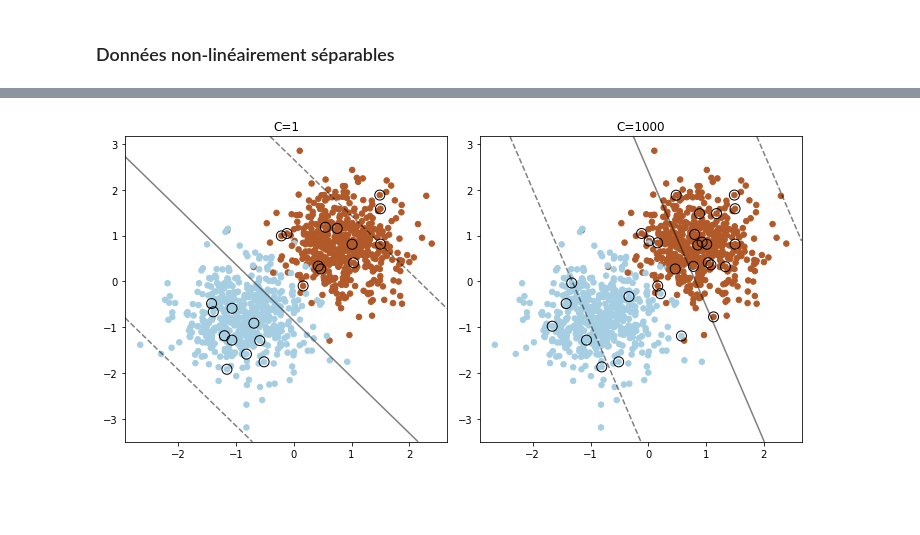
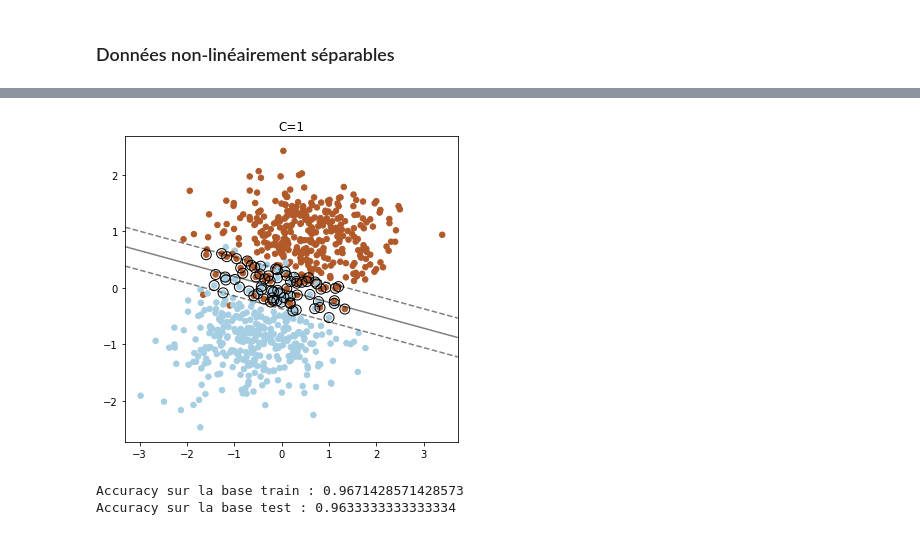
Before and after one commit to RudyLo/Projet_ML, a Jupyter notebook: Projet_ML.ipynb, the cells around one changed output, grey strips where cells are left out. Saved outputs shown, nothing was run; the diff lists cells and outputs as text; code cells hidden in the pictures; blank space fills up the shorter version.

Commit message:
Séparation des données, application de cross-validation, affichage des scores en train et en test, stockage des résultats en dataframe

```diff
--- a/Projet_ML.ipynb
+++ b/Projet_ML.ipynb
@@ -153,8 +153,12 @@ plt.scatter(X_norm[:,0], X_norm[:,1] , c=y, s=30, cmap=plt.cm.Paired)
 from sklearn.model_selection import train_test_split
 from sklearn import model_selection
 from sklearn.model_selection import StratifiedShuffleSplit
+from sklearn.model_selection import cross_val_score
 
 #Création des groupes de validation
-sss = StratifiedShuffleSplit(n_splits=5, test_size=0.3, random_state=0)
-sss.get_n_splits(X_norm, y)
-print(sss)
+#sss = StratifiedShuffleSplit(n_splits=5, test_size=0.3, random_state=0)
+#sss.get_n_splits(X_norm, y)
+#print(sss)
+#Le classifier sss permet de séparer la bases de données en apprentissage et en test
+
+X_train, X_test, y_train, y_test = train_test_split(X_norm, y, test_size=0.3, random_state=0)
@@ -164,6 +165,6 @@ StratifiedShuffleSplit(n_splits=5, random_state=0, test_size=0.3,
 # %%
 #Séparation des données en train et en test
-for train_index, test_index in sss.split(X_norm, y):
-    print("TRAIN:", train_index, "TEST:", test_index)
-    X_train, X_test = X[train_index], X[test_index]
-    y_train, y_test = y[train_index], y[test_index]
+#for train_index, test_index in sss.split(X_norm, y):
+#    print("TRAIN:", train_index, "TEST:", test_index)
+#    X_train, X_test = X[train_index], X[test_index]
+#    y_train, y_test = y[train_index], y[test_index]
@@ -188,37 +180,34 @@ TRAIN: [584 376 814 199 464 636 669 986 843 420 194 127 936 477 324 522 439 292
 # %%
-from sklearn.svm import LinearSVC
+for i, C in enumerate([1]):
+    clf = svm.LinearSVC(C=C, loss="hinge", random_state=42).fit(X_train, y_train)
+    decision_function = clf.decision_function(X_train)
 
-# Représentation des Supports vectors
-plt.figure(figsize=(10, 5))
+    plt.figure(figsize=(10, 5))
 
-for i, C in enumerate([1, 1000]):
-    # "hinge" is the standard SVM loss
-    clf = LinearSVC(C=C, loss="hinge", random_state=42).fit(X_train, y_train)
-    # obtain the support vectors through the decision function
-    decision_function = clf.decision_function(X_train)
-    # we can also calculate the decision function manually
-    # decision_function = np.dot(X, clf.coef_[0]) + clf.intercept_[0]
-    # The support vectors are the samples that lie within the margin
-    # boundaries, whose size is conventionally constrained to 1
-    support_vector_indices = np.where(
-        np.abs(decision_function) <= 1 + 1e-15)[0]
-    support_vectors = X_norm[support_vector_indices]
+    support_vector_indices = np.where(np.abs(decision_function) <= 1 + 1e-15)[0]
+    support_vectors = X_train[support_vector_indices]
 
     plt.subplot(1, 2, i + 1)
-    plt.scatter(X_norm[:, 0], X_norm[:, 1], c=y, s=30, cmap=plt.cm.Paired)
+    plt.scatter(X_train[:, 0], X_train[:, 1], c=y_train, s=30, cmap=plt.cm.Paired)
+
     ax = plt.gca()
     xlim = ax.get_xlim()
     ylim = ax.get_ylim()
-    xx, yy = np.meshgrid(np.linspace(xlim[0], xlim[1], 50),
-                         np.linspace(ylim[0], ylim[1], 50))
+    xx, yy = np.meshgrid(np.linspace(xlim[0], xlim[1], 50),np.linspace(ylim[0], ylim[1], 50))
+
     Z = clf.decision_function(np.c_[xx.ravel(), yy.ravel()])
     Z = Z.reshape(xx.shape)
-    plt.contour(xx, yy, Z, colors='k', levels=[-1, 0, 1], alpha=0.5,
-                linestyles=['--', '-', '--'])
-    plt.scatter(support_vectors[:, 0], support_vectors[:, 1], s=100,
-                linewidth=1, facecolors='none', edgecolors='k')
+
+    plt.contour(xx, yy, Z, colors='k', levels=[-1, 0, 1], alpha=0.5,linestyles=['--', '-', '--'])
+    plt.scatter(support_vectors[:, 0], support_vectors[:, 1], s=100,linewidth=1, facecolors='none', edgecolors='k')
     plt.title("C=" + str(C))
-plt.tight_layout()
-plt.show()
+    plt.tight_layout()
+    plt.show()
 # %% [output]
-[figure, old version]
+[figure, new version]
+# %%
+print("Accuracy sur la base train :",cross_val_score(clf, X_train, y_train, cv=5, scoring="accuracy").mean())
+print("Accuracy sur la base test :",clf.score(X_test,y_test))
+# %% [output]
+Accuracy sur la base train : 0.9671428571428573
+Accuracy sur la base test : 0.9633333333333334
```
Also changed, not shown: parts of 19 cells of this notebook.
